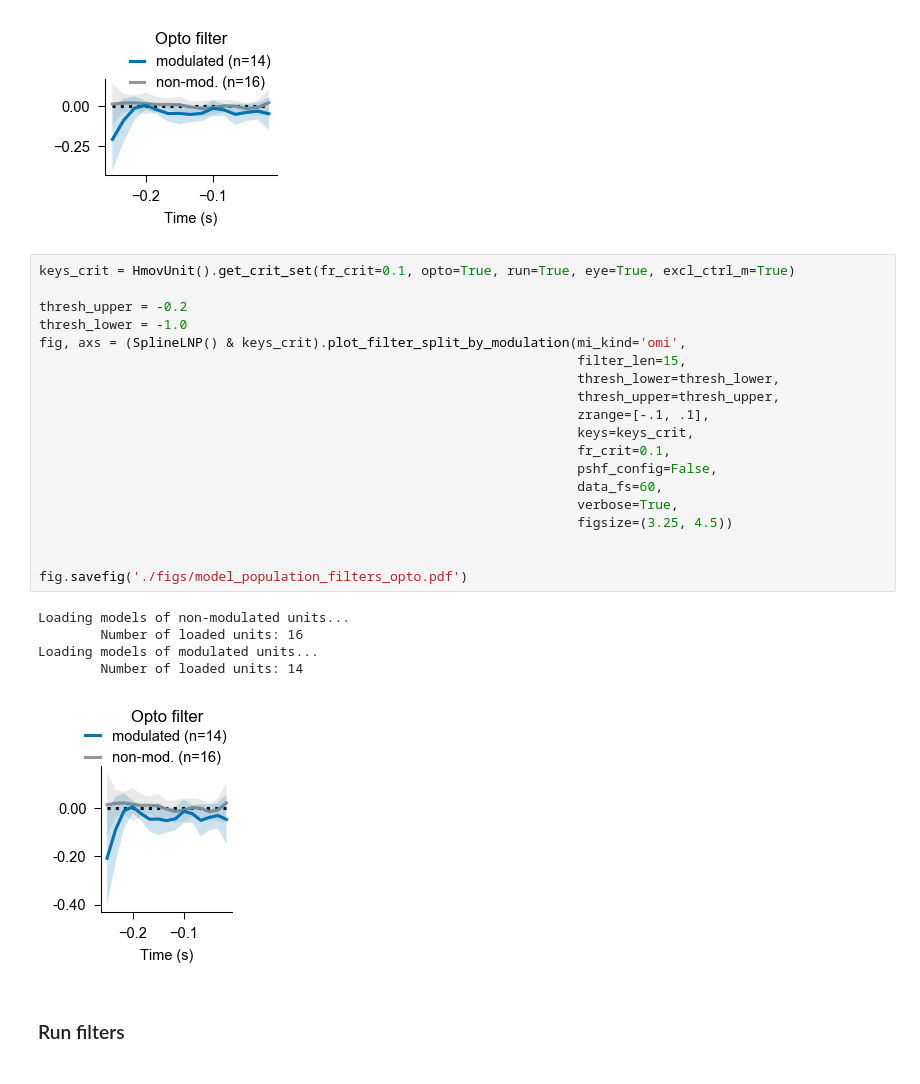
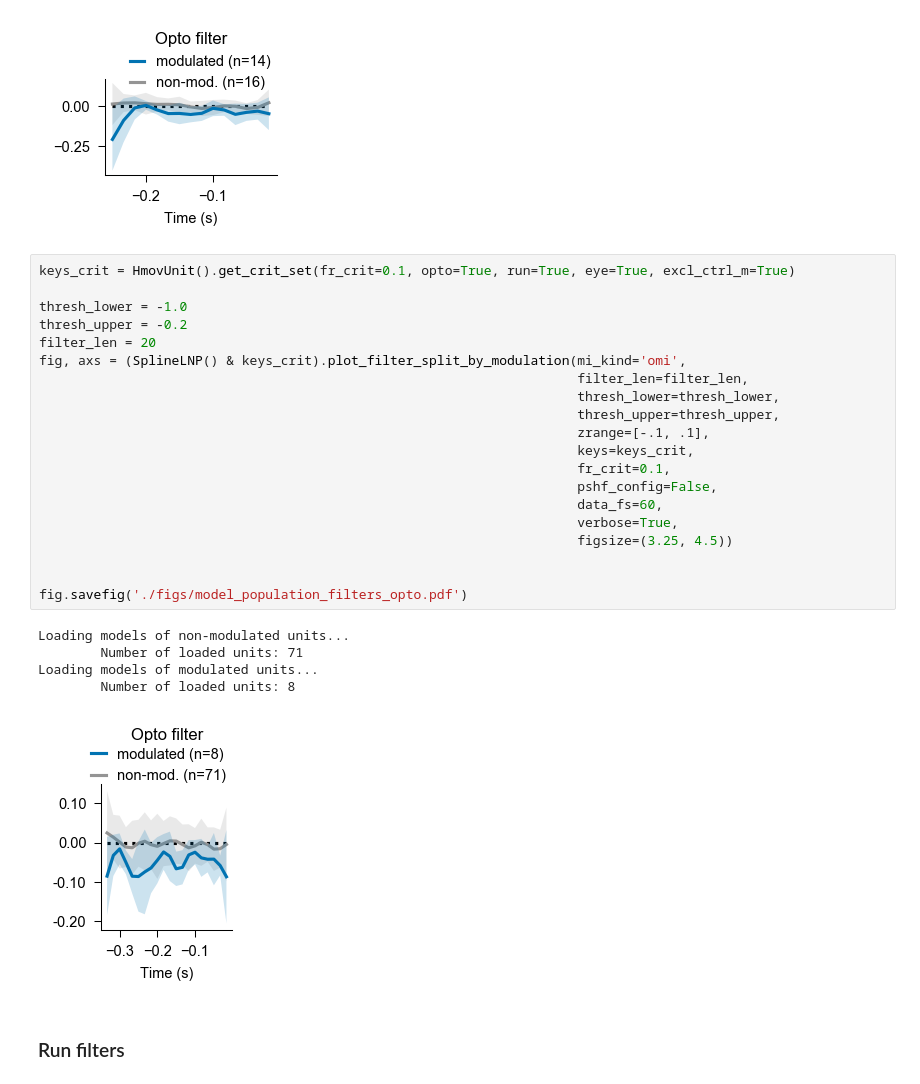
Before and after one commit to yannikbauer/hollymov_code, a Jupyter notebook: hmov_code/fig_model_population/plot_model_population.ipynb, the cells around one changed output. Drawn from its saved outputs; the diff is of its cells as text.

```diff
--- a/hmov_code/fig_model_population/plot_model_population.ipynb
+++ b/hmov_code/fig_model_population/plot_model_population.ipynb
@@ -203,28 +198,29 @@ Loading models of modulated units...
 # %%
 keys_crit = HmovUnit().get_crit_set(fr_crit=0.1, opto=True, run=True, eye=True, excl_ctrl_m=True)
 
+thresh_lower = -1.0
 thresh_upper = -0.2
-thresh_lower = -1.0
+filter_len = 20
 fig, axs = (SplineLNP() & keys_crit).plot_filter_split_by_modulation(mi_kind='omi',
-                                                                     filter_len=15,
+                                                                     filter_len=filter_len,
                                                                      thresh_lower=thresh_lower,
                                                                      thresh_upper=thresh_upper,
                                                                      zrange=[-.1, .1],
                                                                      keys=keys_crit,
                                                                      fr_crit=0.1,
                                                                      pshf_config=False,
                                                                      data_fs=60,
                                                                      verbose=True,
                                                                      figsize=(3.25, 4.5))
 
 
 fig.savefig('./figs/model_population_filters_opto.pdf')
 # %% [output]
 Loading models of non-modulated units...
-        Number of loaded units: 16
+        Number of loaded units: 71
 Loading models of modulated units...
-        Number of loaded units: 14
+        Number of loaded units: 8
-[figure, old version]
+[figure, new version]
 # %% [markdown]
 ### Run filters
 # %% [markdown]
```
Also changed, not shown: parts of 13 cells of this notebook, 13 other files.
